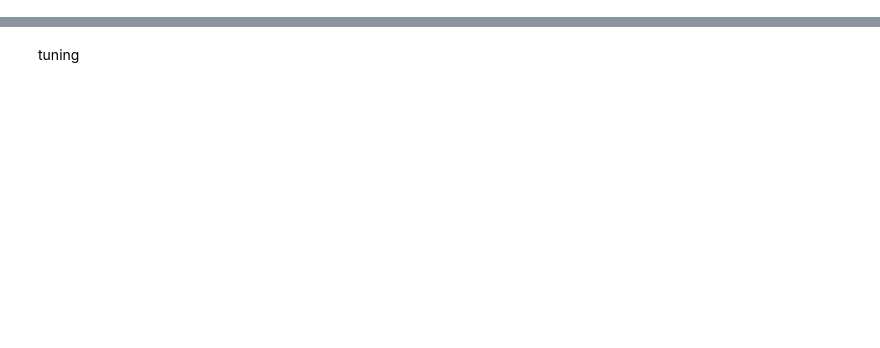
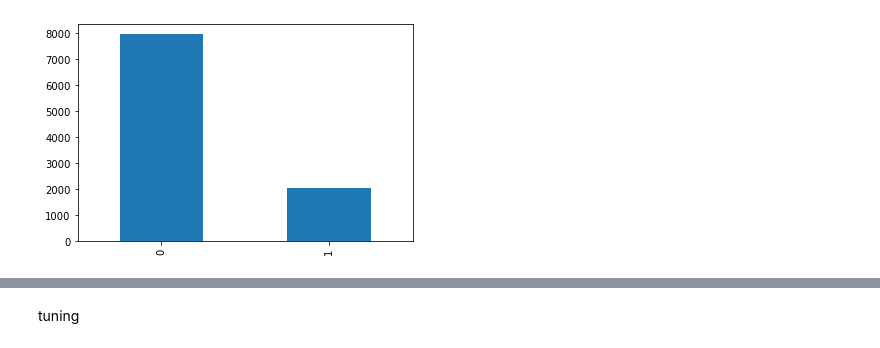
Before and after one commit to Wairimukimm/Customer-churn, a Jupyter notebook: Untitled.ipynb, the cells around one changed output, grey strips where cells are left out. Drawn from its saved outputs; the diff is of its cells as text; code cells hidden in the pictures; blank space fills up the shorter version.

```diff
--- a/Untitled.ipynb
+++ b/Untitled.ipynb
@@ -244,0 +60,3 @@ df['column_to_convert'] = pd.to_numeric(df['churn'], errors='coerce')
+# %%
+df = pd.read_csv(r"C:\Users\nimu\Downloads\archive (26)\Customer-Churn-Records.csv")
+df.head()
@@ -244,0 +124,12 @@ df['column_to_convert'] = pd.to_numeric(df['churn'], errors='coerce')
+# %%
+new_names = {
+    'Geography': 'Country',
+    'Exited': 'Churn',
+    'HasCrCard': 'Credit_card'
+}
+
+# Rename columns
+df.rename(columns=new_names, inplace=True)
+# %%
+#remove unnecessary columns
+df.drop(columns = ['RowNumber', 'CustomerId'], inplace=True)
@@ -244,0 +177,7 @@ df['column_to_convert'] = pd.to_numeric(df['churn'], errors='coerce')
+# %%
+# Churn by age group
+df['AgeGroup'] = pd.cut(df['Age'], bins=[0, 30, 40, 50, 60, np.inf], labels=['<30', '30-40', '40-50', '50-60', '60+'])
+plt.figure(figsize=(8, 6))
+sns.countplot(x='AgeGroup', hue='Churn', data=df)
+plt.title('Churn by Age Group')
+plt.show()
@@ -244,0 +254,5 @@ df['column_to_convert'] = pd.to_numeric(df['churn'], errors='coerce')
+# %%
+df['Churn'].value_counts().plot(kind='bar')
+plt.show()
+# %% [output]
+[figure, added]
```
Also changed, not shown: parts of 58 cells of this notebook, 1 other file.
